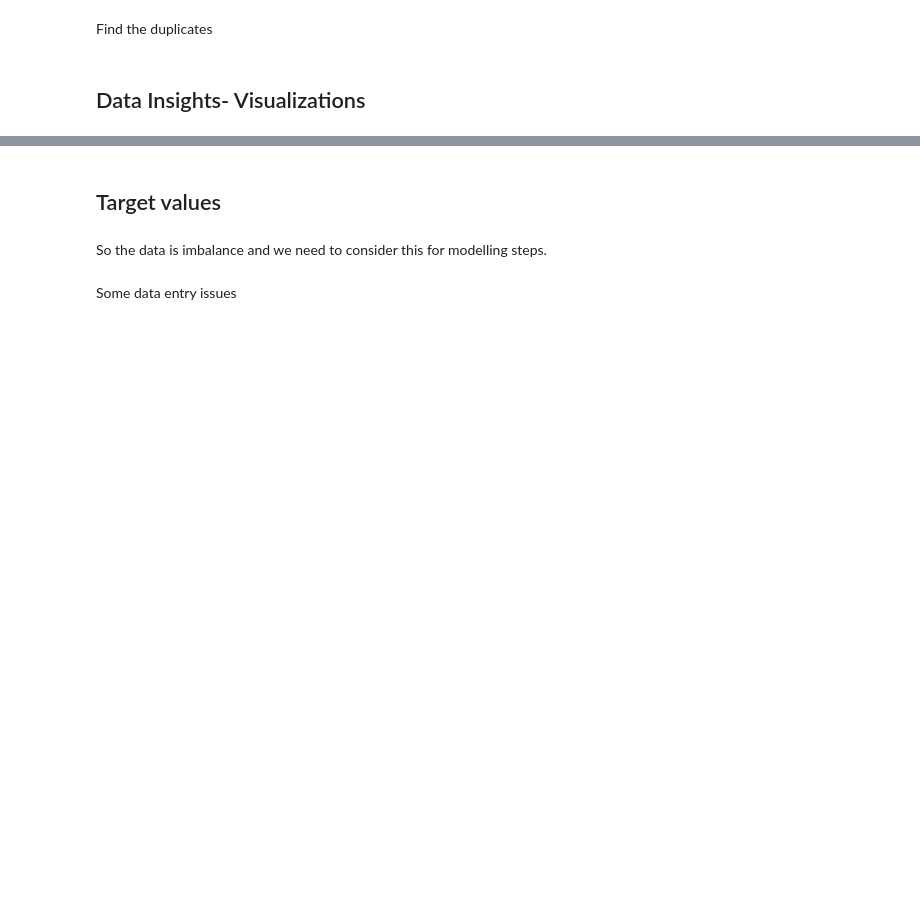
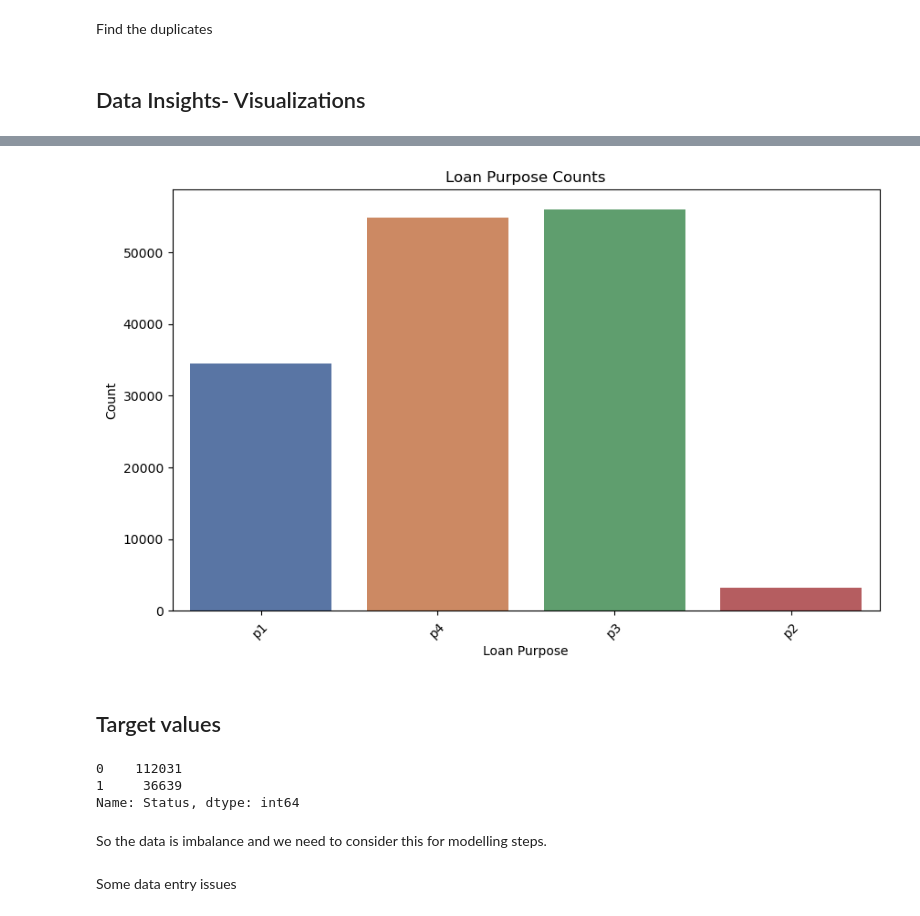
Before and after one commit to DenizzEmre/loan-default-predictor, a Jupyter notebook: loan-default-predictor.ipynb, the cells around one changed output, grey strips where cells are left out. Saved outputs shown, nothing was run; the diff lists cells and outputs as text; code cells hidden in the pictures; blank space fills up the shorter version.

```diff
--- a/loan-default-predictor.ipynb
+++ b/loan-default-predictor.ipynb
@@ -63,16 +104,18 @@ plt.title('Confusion Matrix',fontsize=15);
 # %%
 import seaborn as sns
 import matplotlib.pyplot as plt
 
 plt.figure(figsize=(10, 6))
-sns.countplot(data=df, x='loan_intent', palette='deep')
-plt.title('Loan Intent Counts')
-plt.xlabel('Loan Intent')
+sns.countplot(data=df, x='loan_purpose', palette='deep')
+plt.title('Loan Purpose Counts')
+plt.xlabel('Loan Purpose')
 plt.ylabel('Count')
 plt.xticks(rotation=45)
 
 # Show the plot
 plt.show()
+# %% [output]
+[figure, added]
 # %%
 
 plt.figure(figsize=(10, 6))
@@ -107,7 +150,11 @@ plt.show()
 # %% [markdown]
 ## Target values
 # %%
-df["loan_status"].value_counts()
+df["Status"].value_counts()
+# %% [output]
+0    112031
+1     36639
+Name: Status, dtype: int64
 # %%
 df["loan_status"].value_counts(normalize=True)
 # %% [markdown]
```
Also changed, not shown: parts of 8 cells of this notebook, 3 other files.
